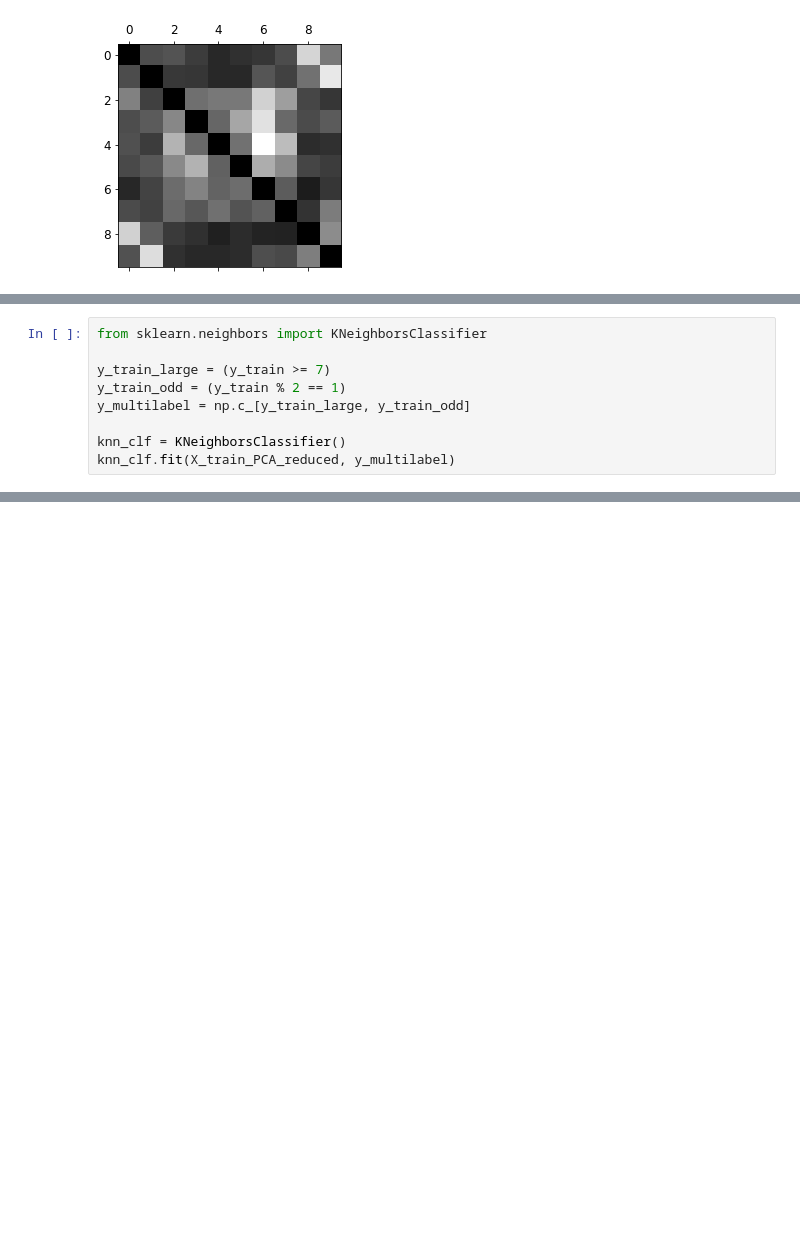
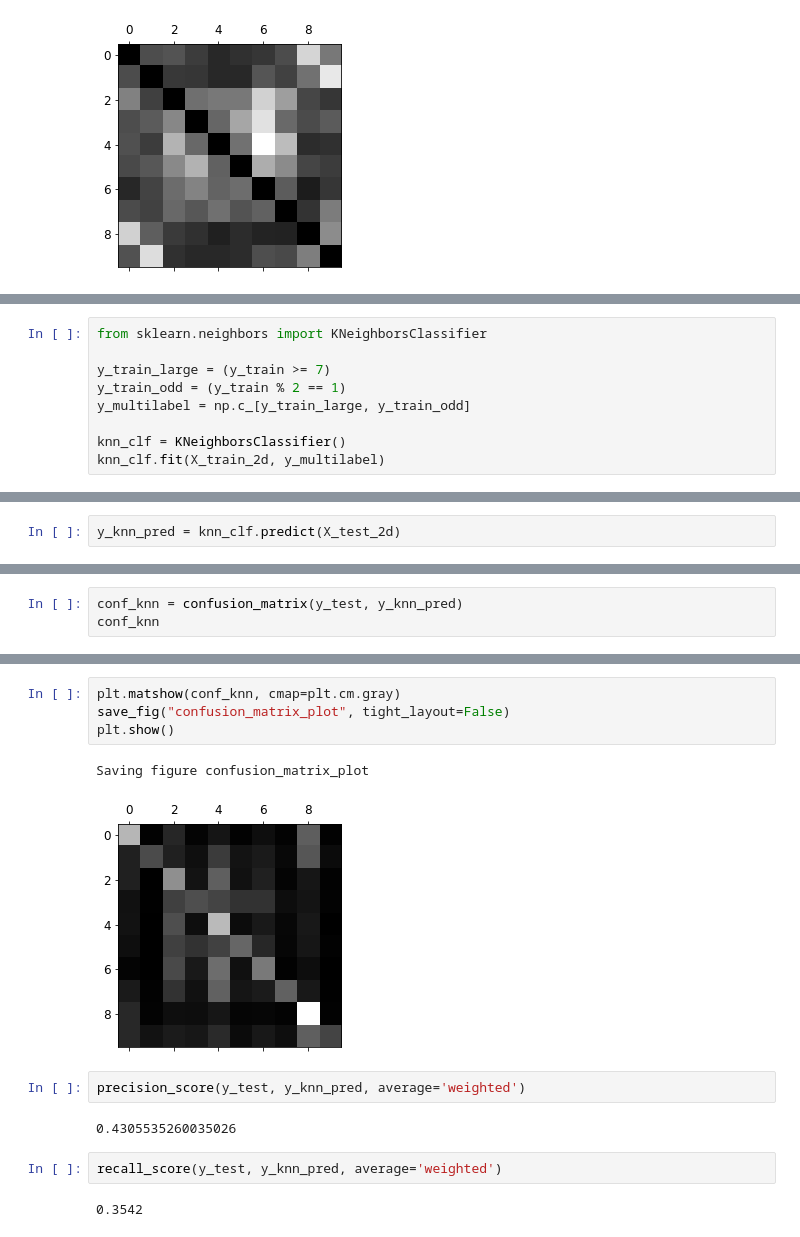
Before and after one commit to fsclsnow/AML, a Jupyter notebook: AML_Project3_CIFAR_10.ipynb, the cells around one changed output, grey strips where cells are left out. Cells and saved outputs as stored; diff of their text form; blank space fills up the shorter version.

```diff
--- a/AML_Project3_CIFAR_10.ipynb
+++ b/AML_Project3_CIFAR_10.ipynb
@@ -959,4 +941,4 @@ y_train_odd = (y_train % 2 == 1)
 y_multilabel = np.c_[y_train_large, y_train_odd]
 
 knn_clf = KNeighborsClassifier()
-knn_clf.fit(X_train_PCA_reduced, y_multilabel)
+knn_clf.fit(X_train_2d, y_multilabel)
@@ -964,0 +984,2 @@ knn_clf.predict([some_pic])
+# %%
+y_knn_pred = knn_clf.predict(X_test_2d)
@@ -964,0 +995,3 @@ knn_clf.predict([some_pic])
+# %%
+conf_knn = confusion_matrix(y_test, y_knn_pred)
+conf_knn
@@ -964,0 +1009,15 @@ knn_clf.predict([some_pic])
+# %%
+plt.matshow(conf_knn, cmap=plt.cm.gray)
+save_fig("confusion_matrix_plot", tight_layout=False)
+plt.show()
+# %% [output]
+Saving figure confusion_matrix_plot
+[figure, added]
+# %%
+precision_score(y_test, y_knn_pred, average='weighted')
+# %% [output]
+0.4305535260035026
+# %%
+recall_score(y_test, y_knn_pred, average='weighted')
+# %% [output]
+0.3542
```
Also changed, not shown: parts of 17 cells of this notebook.
